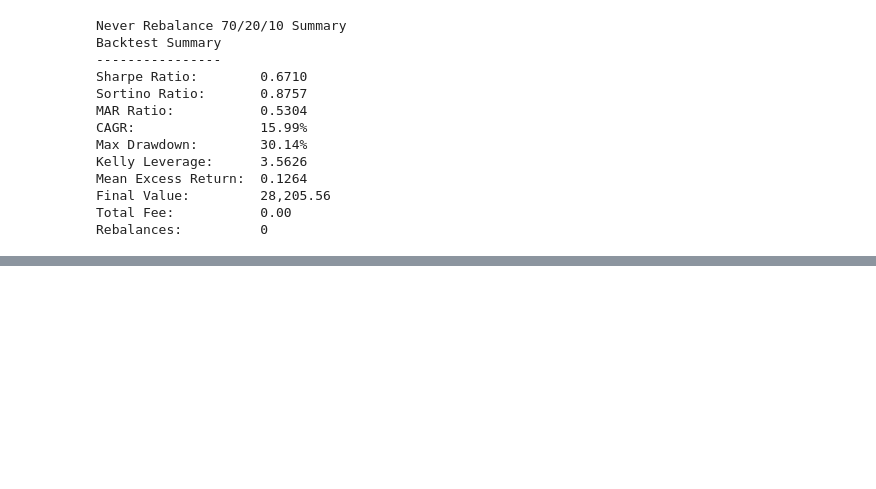
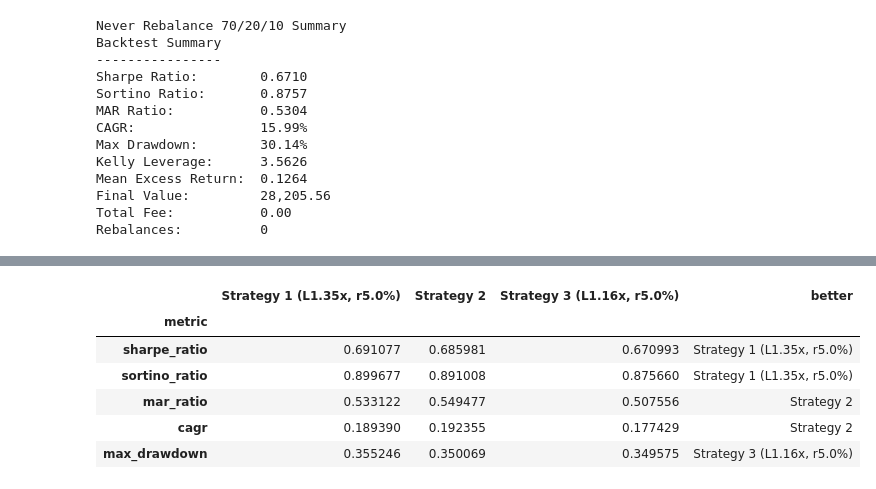
Before and after one commit to TradeInsight-Info/TiPortfolio, a Jupyter notebook: notebooks/start_of_month_rebalance.ipynb, the cells around one changed output, grey strips where cells are left out. Drawn from its saved outputs; the diff is of its cells as text; code cells hidden in the pictures; blank space fills up the shorter version.

```diff
--- a/notebooks/start_of_month_rebalance.ipynb
+++ b/notebooks/start_of_month_rebalance.ipynb
@@ -176,0 +195,12 @@ compare_strategies(result, result_qqq_only, result_never)
+# %%
+## Compare All Strategies
+
+compare_strategies(result, result_qqq_only, result_never, leverages=[1.35, 1, 1.16], yearly_loan_rates=0.05)
+# %% [output]
+|  | Strategy 1 (L1.35x, r5.0%) | Strategy 2 | Strategy 3 (L1.16x, r5.0%) | better |
+| metric |  |  |  |  |
+| sharpe_ratio | 0.691077 | 0.685981 | 0.670993 | Strategy 1 (L1.35x, r5.0%) |
+| sortino_ratio | 0.899677 | 0.891008 | 0.875660 | Strategy 1 (L1.35x, r5.0%) |
+| mar_ratio | 0.533122 | 0.549477 | 0.507556 | Strategy 2 |
+| cagr | 0.189390 | 0.192355 | 0.177429 | Strategy 2 |
+| max_drawdown | 0.355246 | 0.350069 | 0.349575 | Strategy 3 (L1.16x, r5.0%) |
```
Also changed, not shown: parts of 5 cells of this notebook, 9 other files.
